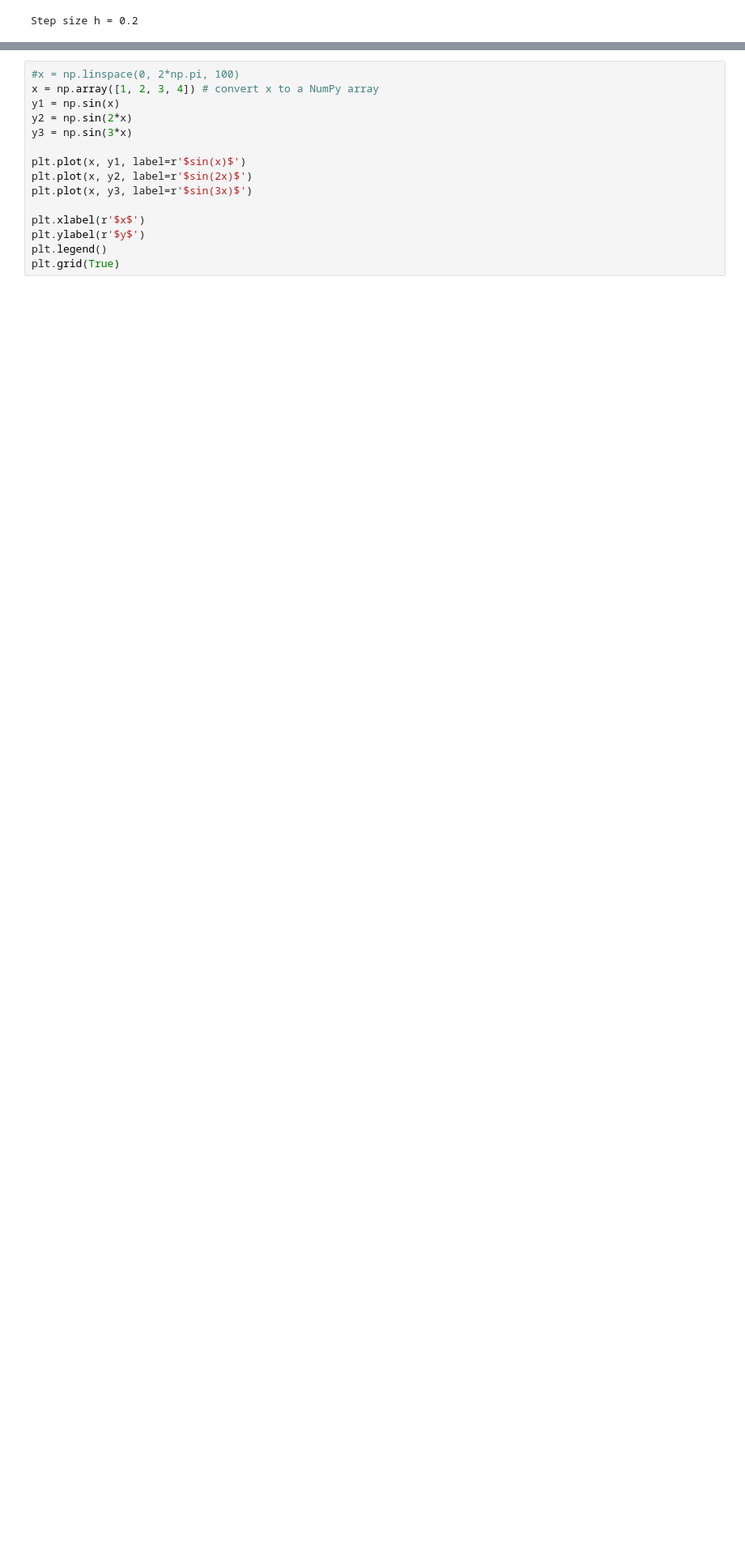
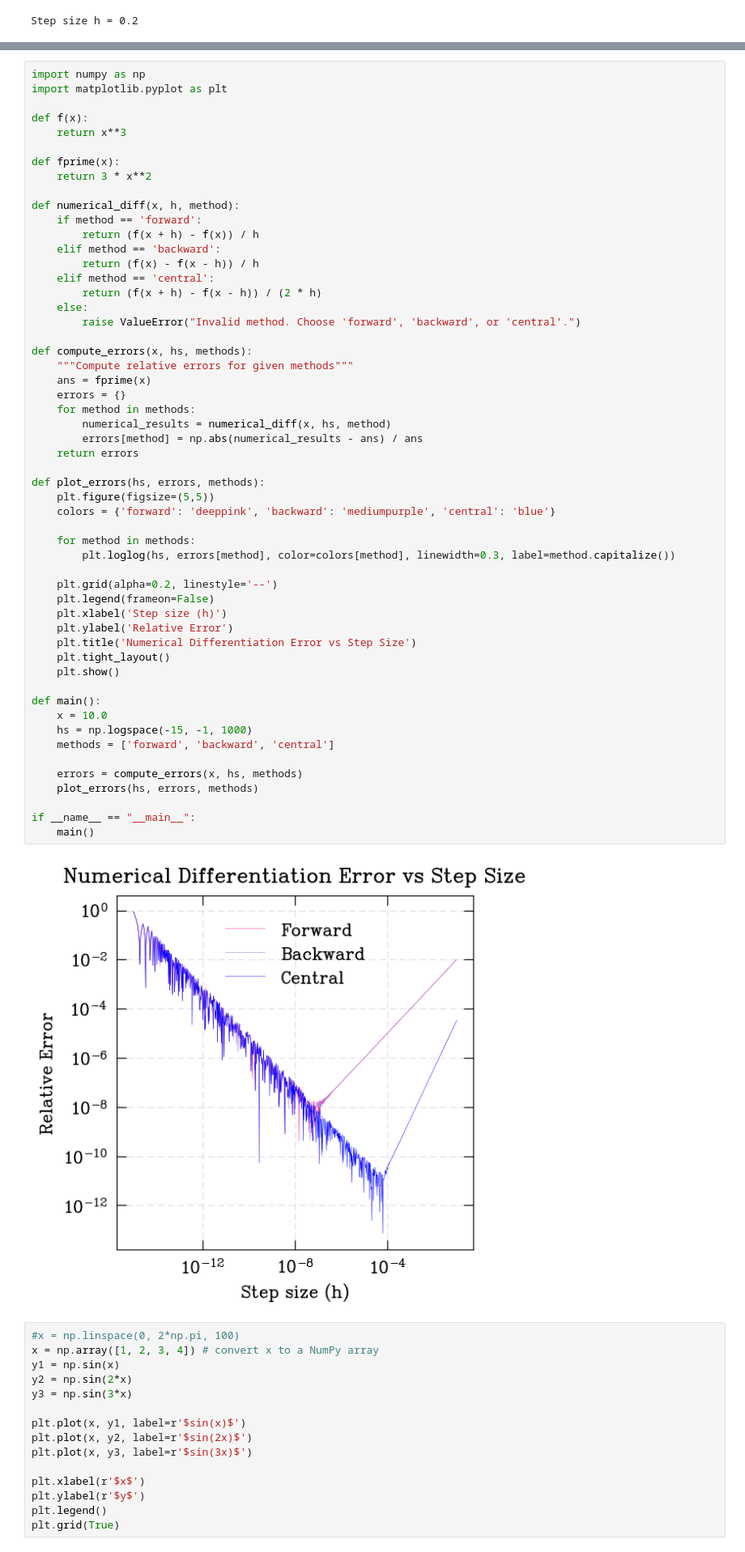
Before and after one commit to catastropiyush/coursework-notebooks, a Jupyter notebook: Untitled33.ipynb, the cells around one changed output, grey strips where cells are left out. Shown: that part at 81% size. Cells and saved outputs as stored; diff of their text form; blank space fills up the shorter version.

Commit message:
truncation vs rounding off error

```diff
--- a/Untitled33.ipynb
+++ b/Untitled33.ipynb
@@ -141,3 +103,59 @@ Text(0, 0.5, '$\\frac{\\delta y}{y}$')
+# %%
+import numpy as np
+import matplotlib.pyplot as plt
+
+def f(x):
+    return x**3
+
+def fprime(x):
+    return 3 * x**2
+
+def numerical_diff(x, h, method):
+    if method == 'forward':
+        return (f(x + h) - f(x)) / h
+    elif method == 'backward':
+        return (f(x) - f(x - h)) / h
+    elif method == 'central':
+        return (f(x + h) - f(x - h)) / (2 * h)
+    else:
+        raise ValueError("Invalid method. Choose 'forward', 'backward', or 'central'.")
+
+def compute_errors(x, hs, methods):
+    """Compute relative errors for given methods"""
+    ans = fprime(x)
+    errors = {}
+    for method in methods:
+        numerical_results = numerical_diff(x, hs, method)
+        errors[method] = np.abs(numerical_results - ans) / ans
+    return errors
+
+def plot_errors(hs, errors, methods):
+    plt.figure(figsize=(5,5))
+    colors = {'forward': 'deeppink', 'backward': 'mediumpurple', 'central': 'blue'}
+
+    for method in methods:
+        plt.loglog(hs, errors[method], color=colors[method], linewidth=0.3, label=method.capitalize())
+
+    plt.grid(alpha=0.2, linestyle='--')
+    plt.legend(frameon=False)
+    plt.xlabel('Step size (h)')
+    plt.ylabel('Relative Error')
+    plt.title('Numerical Differentiation Error vs Step Size')
+    plt.tight_layout()
+    plt.show()
+
+def main():
+    x = 10.0
+    hs = np.logspace(-15, -1, 1000)
+    methods = ['forward', 'backward', 'central']
+
+    errors = compute_errors(x, hs, methods)
+    plot_errors(hs, errors, methods)
+
+if __name__ == "__main__":
+    main()
+# %% [output]
+[figure, added]
 # %%
 #x = np.linspace(0, 2*np.pi, 100)
 x = np.array([1, 2, 3, 4]) # convert x to a NumPy array
```
Also changed, not shown: parts of 1 cell of this notebook.
